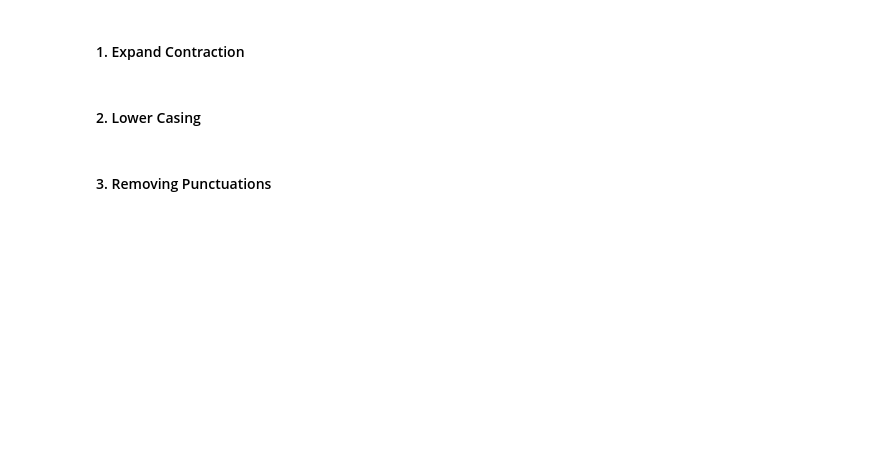
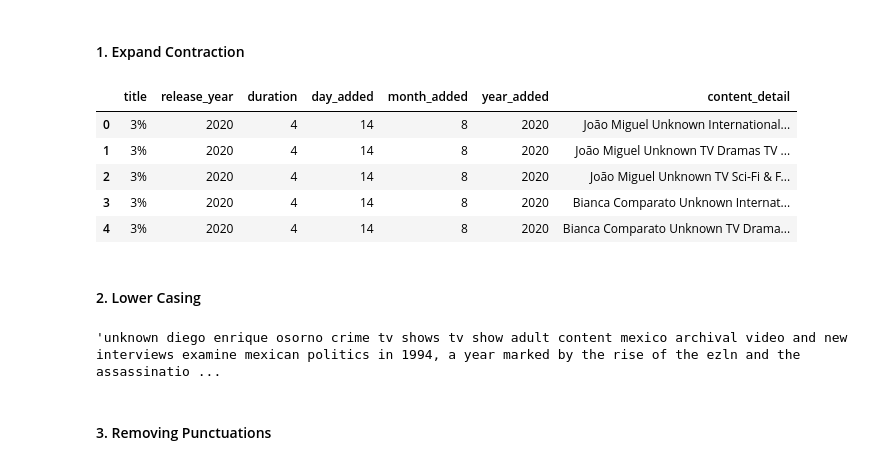
Before and after one commit to ashisaxena710/Netflix_Movies_and_TV_Shows_Clustering, a Jupyter notebook: Ashi_Individual_Colab_Netflix.ipynb, the cells around one changed output. Saved outputs shown, nothing was run; the diff lists cells and outputs as text; code cells hidden in the pictures; blank space fills up the shorter version.

```diff
--- a/Ashi_Individual_Colab_Netflix.ipynb
+++ b/Ashi_Individual_Colab_Netflix.ipynb
@@ -1129,2 +1182,18 @@ Answer Here.
+# %%
+# Expand Contraction
+# Creating new feature content_detail
+df["content_detail"]= df["Actors"]+" "+df["Directors"]+" "+df["Genre"]+" "+df["type"]+" "+df["rating"]+" "+df["Country"]+" "+df["description"]
+
+# Dropping the used features
+df.drop(columns=["Actors","Directors","Genre","type","rating","Country","description"], inplace=True)
+# %%
+df.head(5)
+# %% [output]
+|  | title | release_year | duration | day_added | month_added | year_added | content_detail |
+| 0 | 3% | 2020 | 4 | 14 | 8 | 2020 | João Miguel Unknown International... |
+| 1 | 3% | 2020 | 4 | 14 | 8 | 2020 | João Miguel Unknown TV Dramas TV ... |
+| 2 | 3% | 2020 | 4 | 14 | 8 | 2020 | João Miguel Unknown TV Sci-Fi & F... |
+| 3 | 3% | 2020 | 4 | 14 | 8 | 2020 | Bianca Comparato Unknown Internat... |
+| 4 | 3% | 2020 | 4 | 14 | 8 | 2020 | Bianca Comparato Unknown TV Drama... |
 # %% [markdown]
 #### 2. Lower Casing
@@ -1133,2 +1200,10 @@ Answer Here.
+# %%
+# Lower Casing
+df['content_detail']= df['content_detail'].str.lower()
+
+# Checking the manipulation
+df.iloc[281,]['content_detail']
+# %% [output]
+'unknown diego enrique osorno crime tv shows tv show adult content mexico archival video and new interviews examine mexican politics in 1994, a year marked by the rise of the ezln and the assassinatio ...
 # %% [markdown]
 #### 3. Removing Punctuations
```
Also changed, not shown: parts of 41 cells of this notebook.
